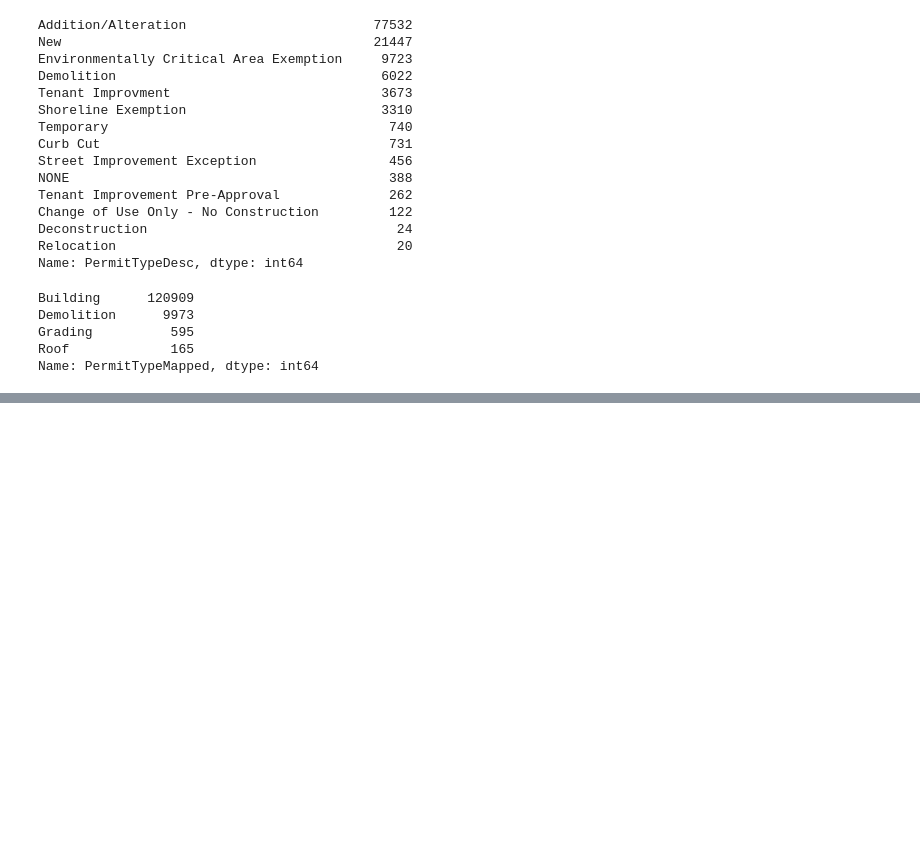
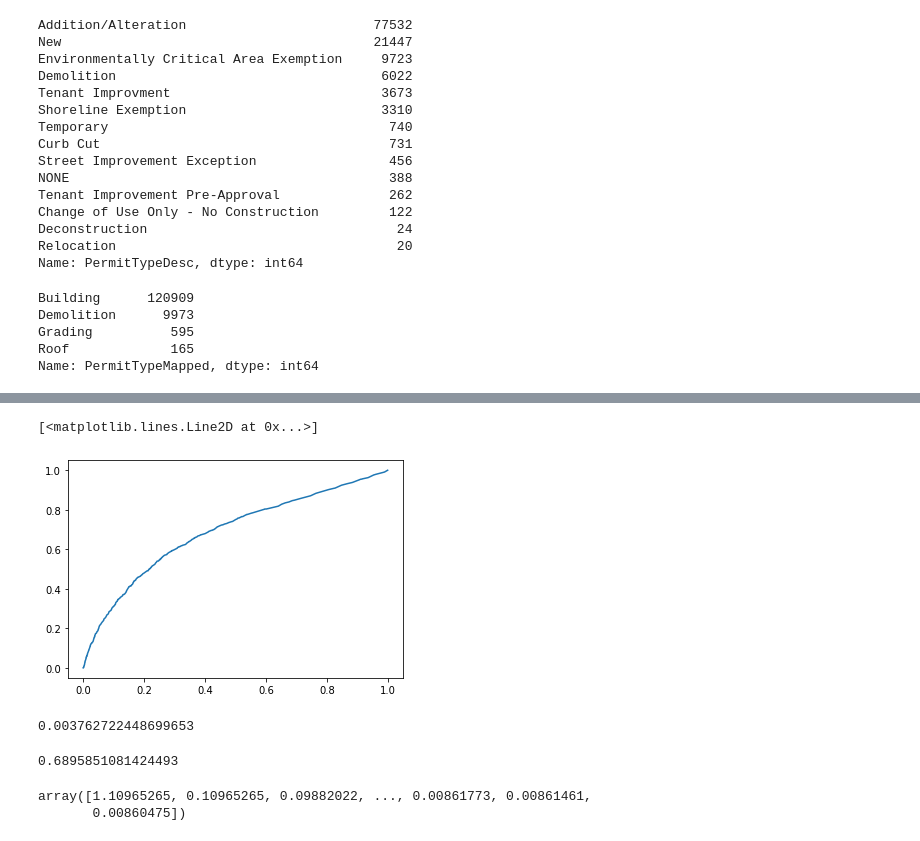
Before and after one commit to frischmuth/Seattle-Real-Estate-Analysis, a Jupyter notebook: ViewResults.ipynb, the cells around one changed output, grey strips where cells are left out. Saved outputs shown, nothing was run; the diff lists cells and outputs as text; code cells hidden in the pictures; blank space fills up the shorter version.

```diff
--- a/ViewResults.ipynb
+++ b/ViewResults.ipynb
@@ -134,0 +252,18 @@ Name: PermitTypeMapped, dtype: int64
+# %%
+plt.plot(fper, tper)
+# %% [output]
+[<matplotlib.lines.Line2D at 0x...>]
+[figure, added]
+# %%
+(tper*thresholds).mean()
+# %% [output]
+0.003762722448699653
+# %%
+(np.diff(fper)*tper[1:]).sum()
+# %% [output]
+0.6895851081424493
+# %%
+thresholds
+# %% [output]
+array([1.10965265, 0.10965265, 0.09882022, ..., 0.00861773, 0.00861461,
+       0.00860475])
```
Also changed, not shown: parts of 16 cells of this notebook, 9 other files.
